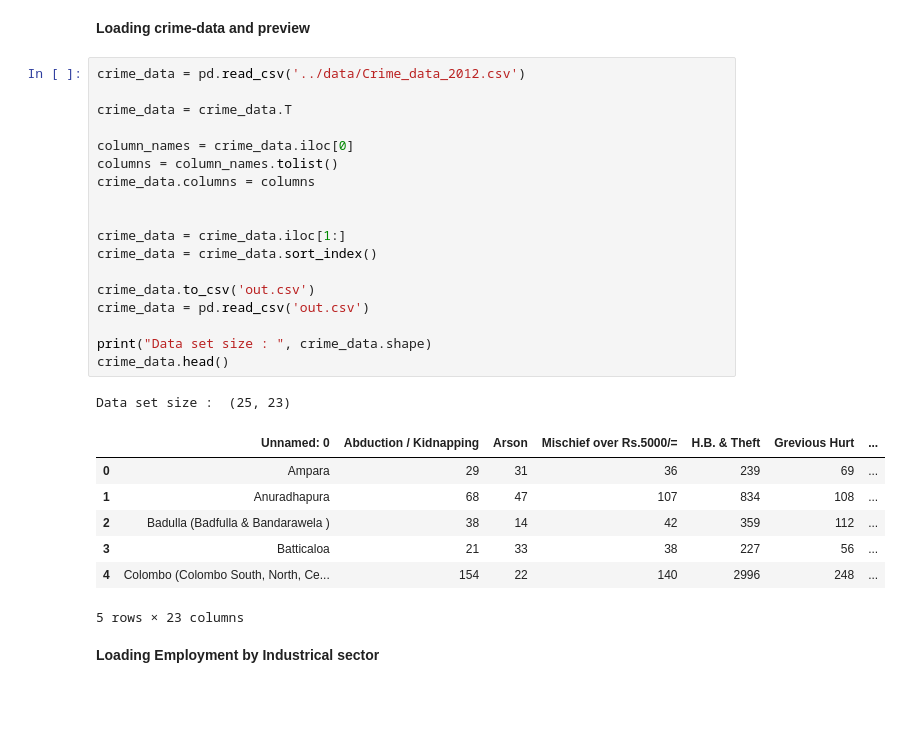
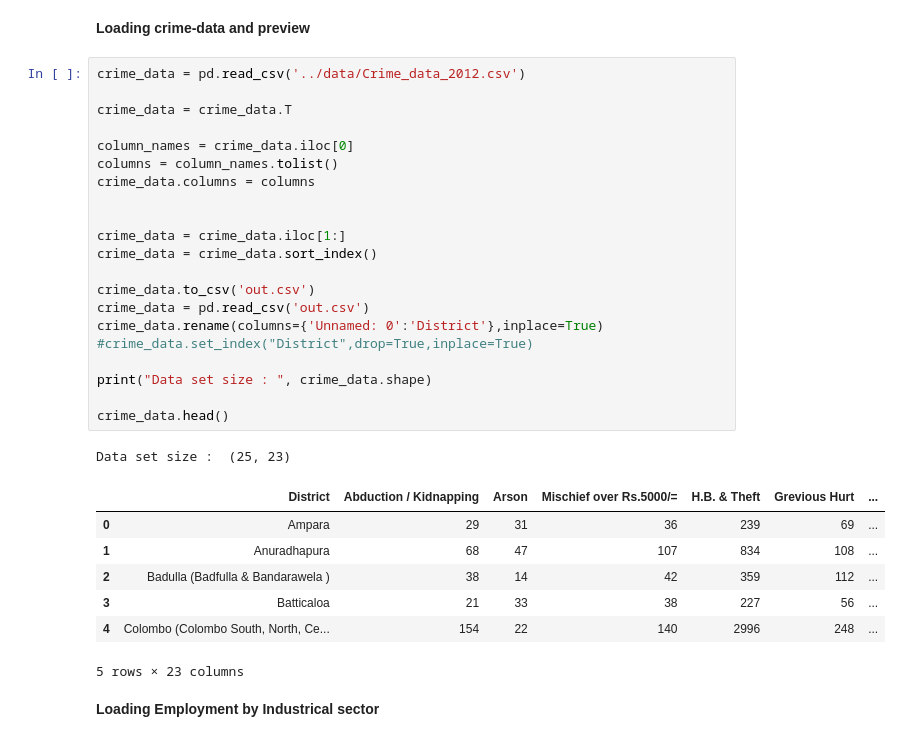
Before and after one commit to PraAnj/gov.lk.data.analysis, a Jupyter notebook: src/crime_analysis.ipynb, the cells around one changed output. Cells and saved outputs as stored; diff of their text form; blank space fills up the shorter version.

```diff
--- a/src/crime_analysis.ipynb
+++ b/src/crime_analysis.ipynb
@@ -18,24 +18,27 @@ import matplotlib.pyplot as plt
 # %%
 crime_data = pd.read_csv('../data/Crime_data_2012.csv')
 
 crime_data = crime_data.T
 
 column_names = crime_data.iloc[0]
 columns = column_names.tolist()
 crime_data.columns = columns
 
 
 crime_data = crime_data.iloc[1:]
 crime_data = crime_data.sort_index()
 
 crime_data.to_csv('out.csv')
 crime_data = pd.read_csv('out.csv')
+crime_data.rename(columns={'Unnamed: 0':'District'},inplace=True)
+#crime_data.set_index("District",drop=True,inplace=True)
 
 print("Data set size : ", crime_data.shape)
+
 crime_data.head()
 # %% [output]
 Data set size :  (25, 23)
-|  | Unnamed: 0 | Abduction / Kidnapping | Arson | Mischief over Rs.5000/= | H.B. & Theft | Grevious Hurt | ... |
+|  | District | Abduction / Kidnapping | Arson | Mischief over Rs.5000/= | H.B. & Theft | Grevious Hurt | ... |
 | 0 | Ampara | 29 | 31 | 36 | 239 | 69 | ... |
 | 1 | Anuradhapura | 68 | 47 | 107 | 834 | 108 | ... |
 | 2 | Badulla (Badfulla & Bandarawela ) | 38 | 14 | 42 | 359 | 112 | ... |
```
Also changed, not shown: parts of 6 cells of this notebook.
